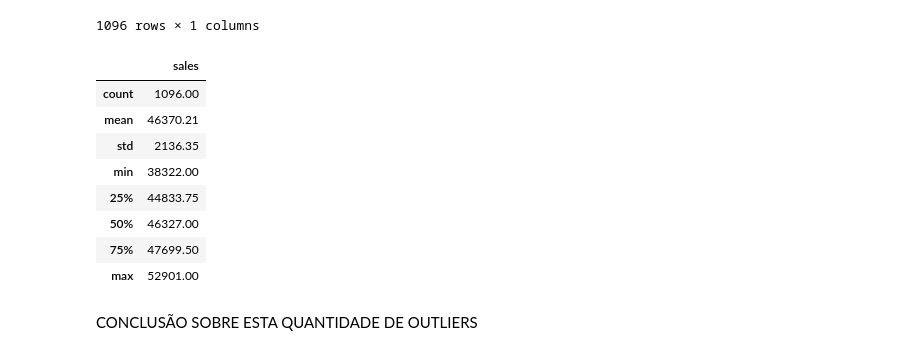
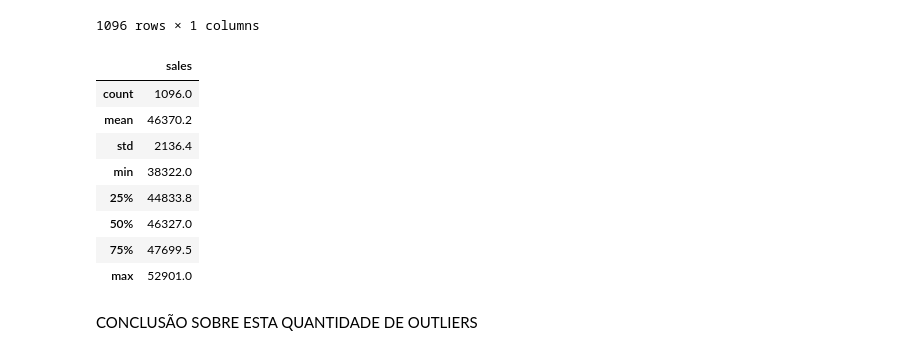
Before and after one commit to FerrazThales/demand_forecasting_prophet, a Jupyter notebook: Demand_Forecasting_with_Prophet.ipynb, the cells around one changed output. Drawn from its saved outputs; the diff is of its cells as text; code cells hidden in the pictures.

```diff
--- a/Demand_Forecasting_with_Prophet.ipynb
+++ b/Demand_Forecasting_with_Prophet.ipynb
@@ -473,17 +464,17 @@ quantidade_de_vinhos_vendida_por_dia.to_frame()
 1096 rows × 1 columns
 # %%
 #principais métricas de quantidades vendidas em um único dia
-quantidade_de_vinhos_vendida_por_dia.describe().round(2).to_frame()
+quantidade_de_vinhos_vendida_por_dia.describe().round(1).to_frame()
 # %% [output]
 |  | sales |
-| count | 1096.00 |
-| mean | 46370.21 |
-| std | 2136.35 |
-| min | 38322.00 |
-| 25% | 44833.75 |
-| 50% | 46327.00 |
-| 75% | 47699.50 |
-| max | 52901.00 |
+| count | 1096.0 |
+| mean | 46370.2 |
+| std | 2136.4 |
+| min | 38322.0 |
+| 25% | 44833.8 |
+| 50% | 46327.0 |
+| 75% | 47699.5 |
+| max | 52901.0 |
 # %% [markdown]
 CONCLUSÃO SOBRE ESTA QUANTIDADE DE OUTLIERS
 # %% [markdown]
```
Also changed, not shown: parts of 23 cells of this notebook.
